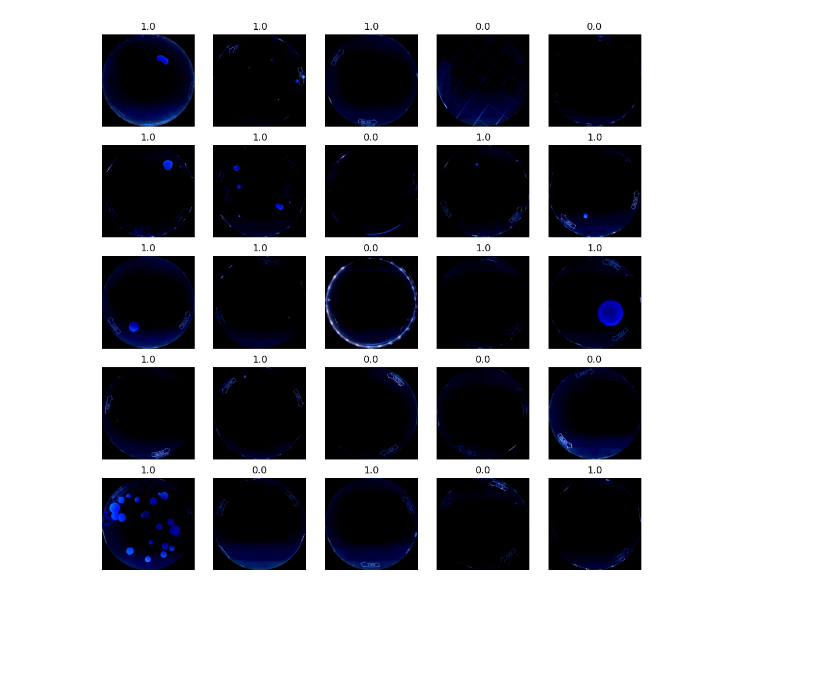
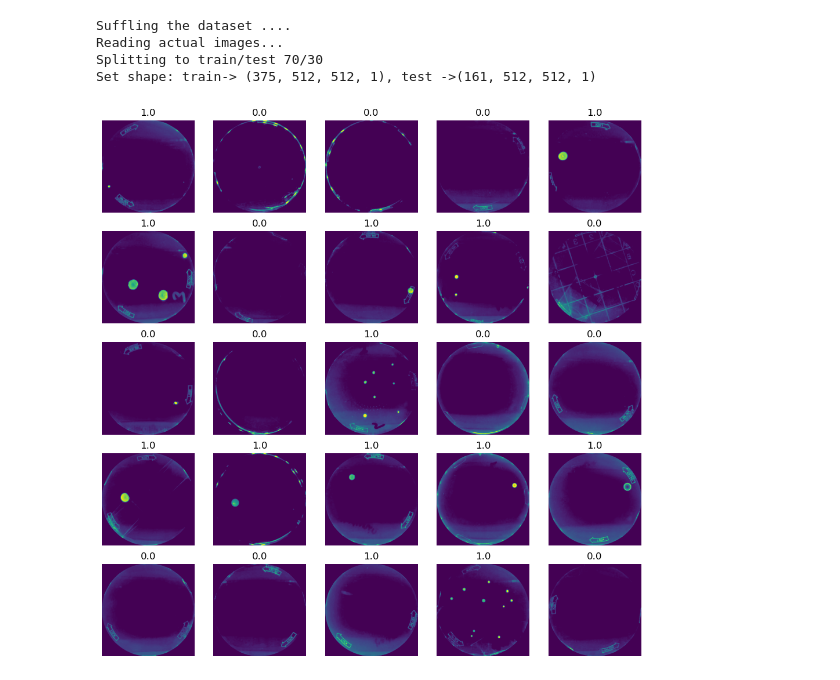
Before and after one commit to ArtemChemist/W207-spring-23-anoop-sneha-art, a Jupyter notebook: EffNet-RF.ipynb, the cells around one changed output. Cells and saved outputs as stored; diff of their text form; code cells hidden in the pictures; blank space fills up the shorter version.

Commit message:
Scale input to 0 to 1 and take only red

```diff
--- a/EffNet-RF.ipynb
+++ b/EffNet-RF.ipynb
@@ -91,22 +81,55 @@ X_shuffled = np.array(images)
+# %%
+# Now shuffle the names
+print("Suffling the dataset ....")
+num_datapoints = X_files.shape[0]
+indices = np.arange(num_datapoints)
+shuffled_indices = np.random.permutation(indices)
+X_shuffled_files = X_files[shuffled_indices]
+y_shuffled = y[shuffled_indices]
+
+# Read the actual files, only red channel
+print("Reading actual images...")
+images = []
+for file_name in X_shuffled_files:
+    file = os.path.join(output_dir, file_name)
+    img = cv2.imread(file, cv2.IMREAD_COLOR)
+    images.append(img[:,:,2])
+
+X_shuffled = np.array(images) # Shuffled dataset
+#  Make array shape compatible with keras Conv2D layers
+X_shuffled = X_shuffled.reshape(X_shuffled.shape[0], X_shuffled.shape[1], X_shuffled.shape[2], 1)
+X_shuffled = X_shuffled/255 # Scale all images
+
+# Split into test and train.
+# Rely on random shuffling, can just take first 70% for train
+print("Splitting to train/test 70/30")
+num_train = int(num_datapoints*0.7)
+
+x_train = X_shuffled[ :num_train]
+y_train = y_shuffled[ :num_train]
+x_test = X_shuffled[num_train: ]
+y_test = y_shuffled[num_train: ]
+
+print(f'Set shape: train-> {x_train.shape}, test ->{x_test.shape}')
+# %% [output]
+Suffling the dataset ....
+Reading actual images...
+Splitting to train/test 70/30
+Set shape: train-> (375, 512, 512, 1), test ->(161, 512, 512, 1)
 # %%
 # Visualize first 25 images to make sure it makes sense
 fig, axs = plt.subplots(nrows=5, ncols=5, figsize=(12,12))
 
-row = 0
-label_name = "Shirt predicted as coat"
-axs[row,0].set_title(label_name)
-axs[row,0].axis('off')
-
 for i, j in [(i,j) for i in np.arange(5) for j in np.arange(5)]:
     idx = 5*i+j
-    image = cv2.cvtColor(X_shuffled[idx], cv2.COLOR_HSV2RGB)
+    image = x_train[idx]
     axs[i,j].imshow(image)
-    axs[i,j].set_title(y_shuffled[idx])
+    axs[i,j].set_title(y_train[idx])
     axs[i,j].axis('off')
 
 plt.show()
 # %% [output]
-[figure, old version]
+[figure, new version]
 # %%
 import tensorflow as tf
 from sklearn.model_selection import train_test_split
```
Also changed, not shown: parts of 14 cells of this notebook, 14 other files.
